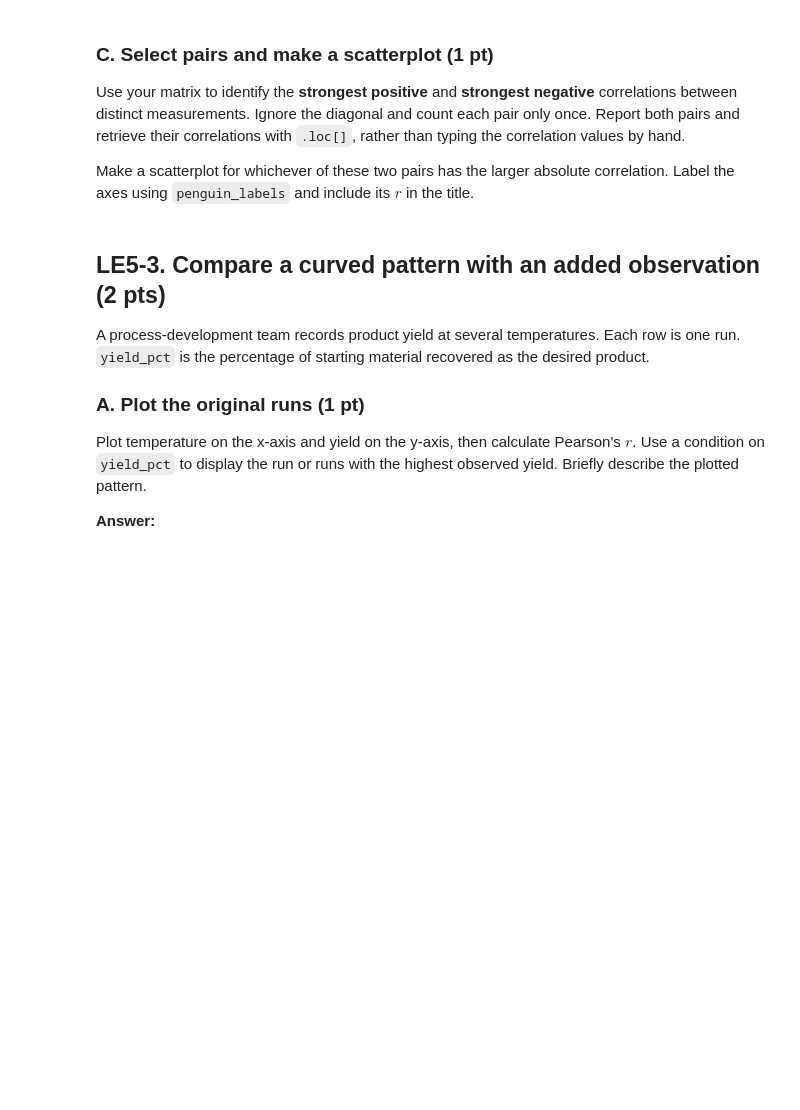
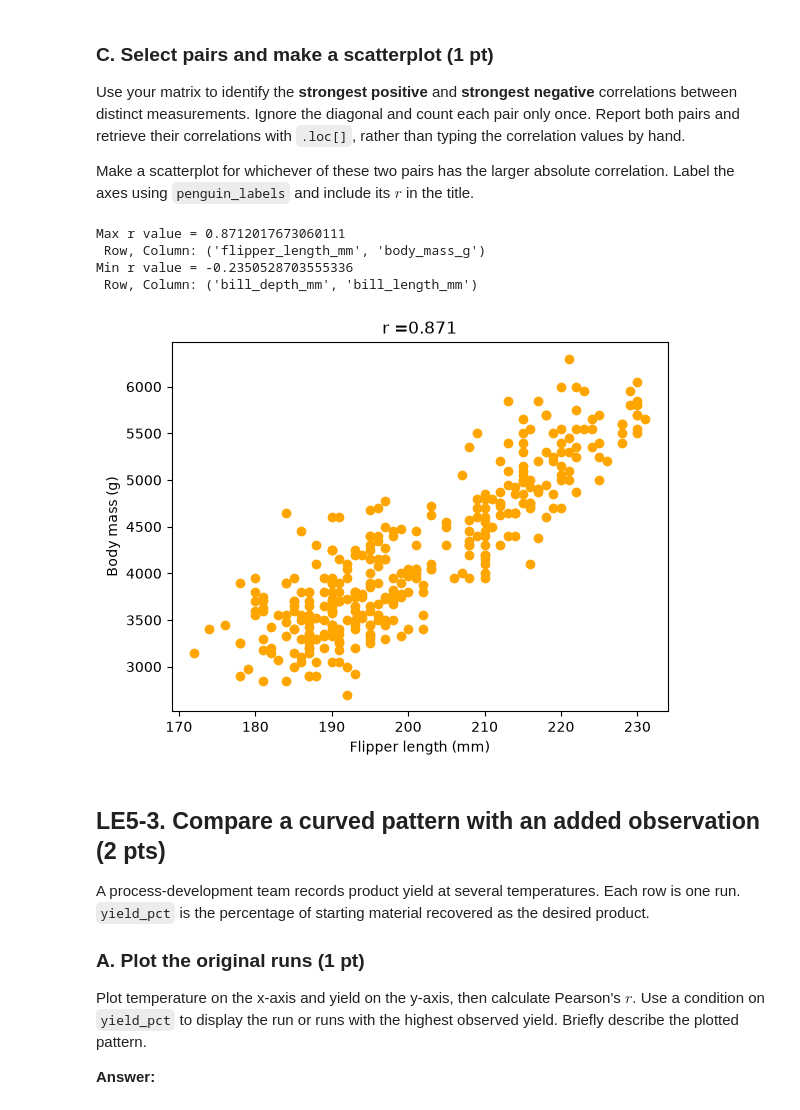
Before and after one commit to BradyJulian/Julian-Brady-ENGR-1451-Fork, a Jupyter notebook: 1-assignments/LE05/jub177LE05.ipynb, the cells around one changed output. Saved outputs shown, nothing was run; the diff lists cells and outputs as text; code cells hidden in the pictures; blank space fills up the shorter version.

```diff
--- a/1-assignments/LE05/jub177LE05.ipynb
+++ b/1-assignments/LE05/jub177LE05.ipynb
@@ -230,16 +230,42 @@ Make a scatterplot for whichever of these two pairs has the larger absolute corr
 # %%
 # Identify the two pairs and retrieve their r values from corr_matrix.
 # Plot the pair with the larger absolute correlation.
 
 #Automatically aquiring correlations - not neccesary
-corr_matrix_np = corr_matrix.to_numpy().copy()
-np.fill_diagonal(corr_matrix_np, np.nan) #replacing diagonals with nan - can't replace with a set number because it could mess with min/maxes
-max_corr_value = np.nanmax(corr_matrix_np) #ignores the nan values
-min_corr_value = np.nanmin(corr_matrix_np)
+#corr_matrix_np = corr_matrix.to_numpy().copy()
+#np.fill_diagonal(corr_matrix_np, np.nan) #replacing diagonals with nan - can't replace with a set number because it could mess with min/maxes
+#max_corr_value = np.nanmax(corr_matrix_np) #ignores the nan values
+#min_corr_value = np.nanmin(corr_matrix_np)
 
 #Identifiying locations
-r_positive_max = corr_matrix.loc["body_mass_g","flipper_length_mm"] #row,col
-r_negative_max = corr_matrix.loc["bill_depth_mm","bill_length_mm"] #row,col
+max_titles = "flipper_length_mm","body_mass_g" #row,col
+min_titles = "bill_depth_mm","bill_length_mm"
+r_positive_max = corr_matrix.loc[max_titles] #row,col
+r_negative_max = corr_matrix.loc[min_titles]
+
+print("Max r value =",r_positive_max,"\n Row, Column:",max_titles)
+print("Min r value =",r_negative_max,"\n Row, Column:",min_titles)
+
+def scatter_plot_2C(pair,r_value,dataset,labels):
+    xcol,ycol = pair
+    fig,ax = plt.subplots()
+    ax.scatter(dataset[xcol],dataset[ycol],color="orange")
+    ax.set_xlabel(labels[xcol])
+    ax.set_ylabel(labels[ycol])
+    ax.set_title("r ="+str(round(r_value,3)))
+
+#Determining the stronger absolute correlation and plotting it
+max_or_min = abs(r_positive_max) > abs(r_negative_max)
+if(max_or_min): #positive > negative
+    scatter_plot_2C(max_titles,r_positive_max,penguin_complete,penguin_labels)
+else:
+    scatter_plot_2C(min_titles,r_negative_max,penguin_complete,penguin_labels)
+# %% [output]
+Max r value = 0.8712017673060111
+ Row, Column: ('flipper_length_mm', 'body_mass_g')
+Min r value = -0.2350528703555336
+ Row, Column: ('bill_depth_mm', 'bill_length_mm')
+[figure, added]
 # %% [markdown]
 ## LE5-3. Compare a curved pattern with an added observation (2 pts)
 
```
Also changed, not shown: parts of 1 cell of this notebook.
